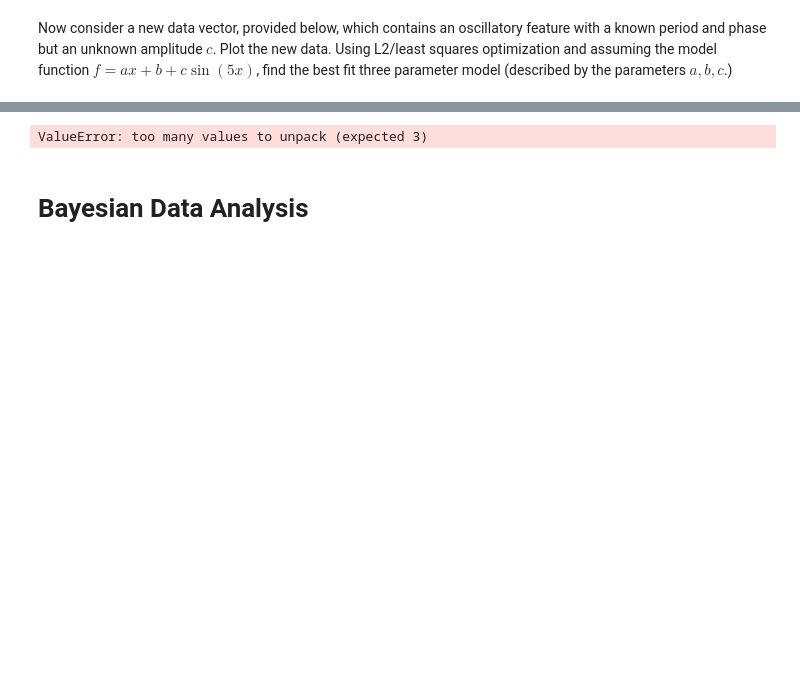
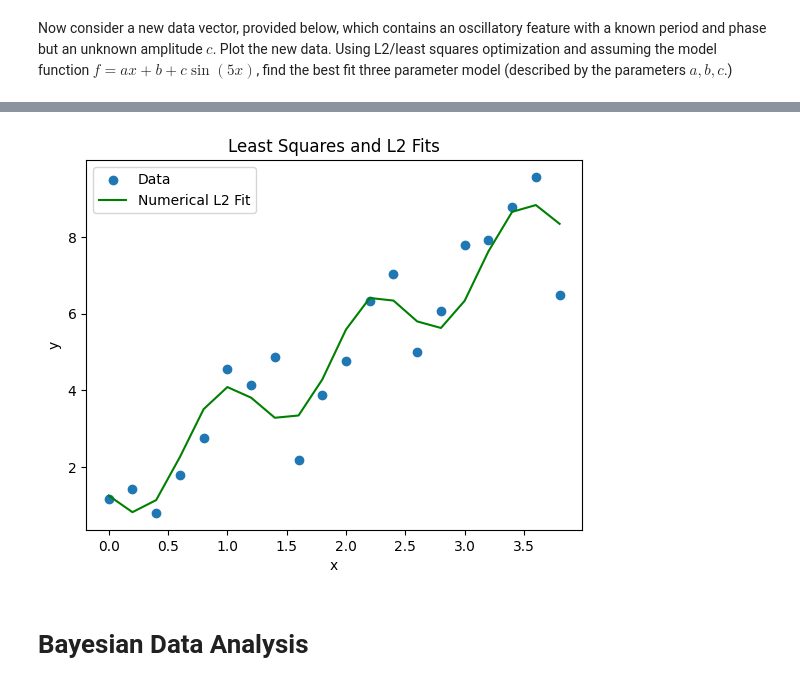
Before and after one commit to gan0388/gan0388.github.io, a Jupyter notebook: courseInfosysNotebookFinal2025.ipynb, the cells around one changed output, grey strips where cells are left out. Cells and saved outputs as stored; diff of their text form; code cells hidden in the pictures; blank space fills up the shorter version.

```diff
--- a/courseInfosysNotebookFinal2025.ipynb
+++ b/courseInfosysNotebookFinal2025.ipynb
@@ -104,7 +104,7 @@ xarray = numpy.arange(20.)/5
 yarray = numpy.array([1.16100793, 1.42923794, 0.80093107, 1.78104663, 2.75986525, 4.56330262,
  4.1477148,  4.85440368, 2.17825072, 3.86503213, 4.77178222, 6.33519865,
  7.04268761, 4.99445856, 6.05725901, 7.79426178, 7.9263877,  8.77436701,
- 9.56089799, 6.47543553])-1.*numpy.sin(5.*xarray)
+ 9.56089799, 6.47543553])
 
 start = [1.,1.,1.]
 
@@ -119,9 +119,7 @@ def loss2(coeff,xarray,yarray):
 
 # Minimize with L2 loss
 minimum_l2 = minimize(loss2,x0=start,args=(xarray,yarray), method='BFGS')
-a_numerical_l2_osc = minimum_l2[0]
-b_numerical_l2_osc = minimum_l2[1]
-c_numerical_l2_osc = minimum_l2[2]
+a_numerical_l2_osc, b_numerical_l2_osc, c_numerical_l2_osc = minimum_l2.x
 
 print(f"Numerical L2 Fit - Slope (a): {a_numerical_l2_osc}, Intercept (b): {b_numerical_l2_osc}, Amplitude (c): {c_numerical_l2_osc}")
 
@@ -154,4 +136,4 @@ loss : 13.86282417255439
-ValueError: too many values to unpack (expected 3)
+[figure, added]
 # %% [markdown]
 
 # Bayesian Data Analysis
```
Also changed, not shown: parts of 2 cells of this notebook.
